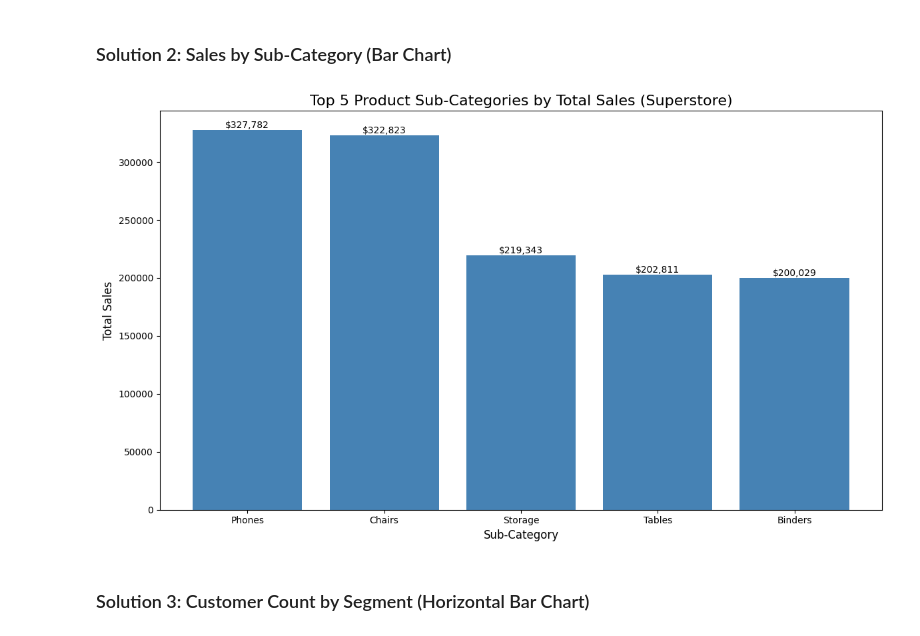
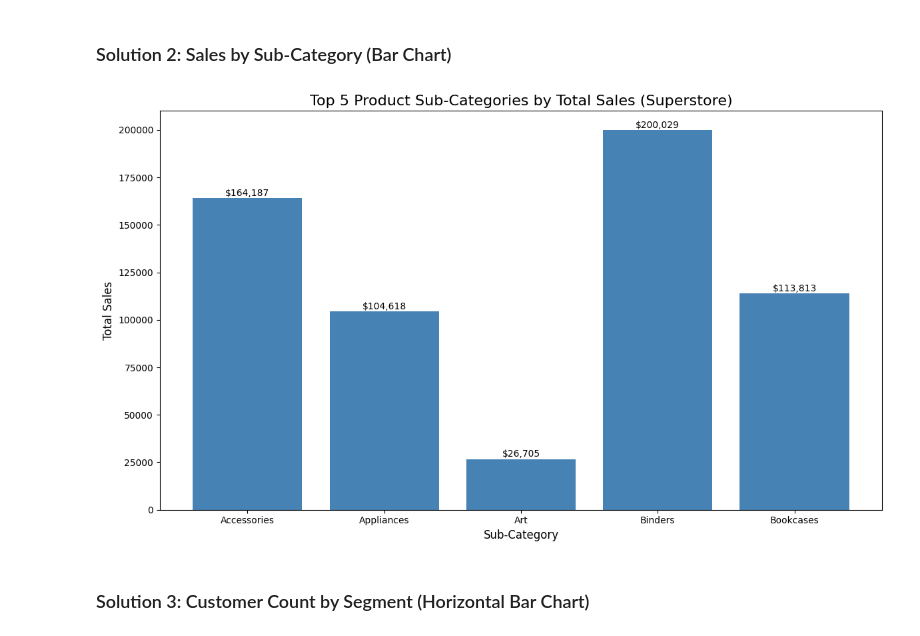
Before and after one commit to Mohamad-Selawy/Data-Analysis, a Jupyter notebook: Python/Visualization/Part_1_Fundamentals_and_Matplotlib_Basics.ipynb, the cells around one changed output. Drawn from its saved outputs; the diff is of its cells as text; code cells hidden in the pictures.

```diff
--- a/Python/Visualization/Part_1_Fundamentals_and_Matplotlib_Basics.ipynb
+++ b/Python/Visualization/Part_1_Fundamentals_and_Matplotlib_Basics.ipynb
@@ -204,13 +202,13 @@ Bar charts compare quantities across different categories. The length of each ba
 *   Comparing sales/profit by product category, regional sales, customer segment counts.
 # %%
 # Group by 'Category' and sum the 'Sales'
-category_sales = df.groupby('Category')['Sales'].sum().sort_values(ascending=False)
+category_sales = df.groupby('Category')['Sales'].sum().sort_values(ascending=False).reset_index()
 
 # Create a figure for the plot
 plt.figure(figsize=(10, 6))
 
 # Create the bar chart using plt.bar()
-plt.bar(category_sales.index, category_sales.values, color=['teal', 'yellow', 'skyblue'])
+plt.bar(category_sales['Category'], category_sales['Sales'], color=['teal', 'yellow', 'skyblue'])
 
 # Add title and labels
 plt.title('Total Sales by Product Category (Superstore)', fontsize=16)
@@ -218,7 +216,7 @@ plt.xlabel('Product Category', fontsize=12)
 plt.ylabel('Total Sales', fontsize=12)
 
 # Add data labels on top of the bars
-for i, value in enumerate(category_sales.values):
+for i, value in enumerate(category_sales['Sales']):
     plt.text(i, value, f'${value}', ha='center', va='bottom', fontsize=10, color='black')
 
 # Display the plot
@@ -242,17 +240,16 @@ Horizontal bar charts compare quantities across categories, especially useful fo
 ### Business Use Cases
 *   Showing top 10 products by sales/profit, comparing customer segments, regional sales comparisons.
 # %%
-from matplotlib import colors
 # For demonstration, let's assume we have a 'State' column and group by it.
 
 # Group by 'State' and sum the 'Sales', then take the top 5
-top_states_sales = df.groupby('State')['Sales'].sum().sort_values().tail(5)
+top_states_sales = df.groupby('State')['Sales'].sum().sort_values().tail(5).reset_index()
 
 # Create a figure for the plot
 plt.figure(figsize=(10, 6))
 
 # Create the horizontal bar chart using plt.barh()
-plt.barh(top_states_sales.index, top_states_sales.values, color='indianred')
+plt.barh(top_states_sales['State'], top_states_sales['Sales'], color='g')
 
 # Add title and labels
 plt.title('Top 5 States by Total Sales', fontsize=16)
@@ -260,7 +257,7 @@ plt.xlabel('Total Sales', fontsize=12)
 plt.ylabel('State', fontsize=12)
 
 # Add data labels to the end of the bars
-for i, value in enumerate(top_states_sales.values):
+for i, value in enumerate(top_states_sales['Sales']):
     plt.text(value, i, f'${value}', ha='right', va='center', fontsize=10, color='white')
 
 # Display the plot
@@ -442,24 +441,24 @@ plt.show()
 # %%
 # 2. Sales by Sub-Category (Bar Chart) - Top 5
 
 # Group by 'Sub-Category', sum sales, and get the top 5
-sub_category_sales = df.groupby('Sub-Category')['Sales'].sum().nlargest(5)
+sub_category_sales = df.groupby('Sub-Category')['Sales'].sum().reset_index().head(5)
 
 plt.figure(figsize=(12, 7))
-plt.bar(sub_category_sales.index, sub_category_sales.values, color='steelblue')
+plt.bar(sub_category_sales['Sub-Category'], sub_category_sales['Sales'], color='steelblue')
 
 plt.title('Top 5 Product Sub-Categories by Total Sales (Superstore)', fontsize=16)
 plt.xlabel('Sub-Category', fontsize=12)
 plt.ylabel('Total Sales', fontsize=12)
 
 # Add data labels
-for i, value in enumerate(sub_category_sales.values):
+for i, value in enumerate(sub_category_sales['Sales']):
     plt.text(i, value + 50, f'${value:,.0f}', ha='center', va='bottom', fontsize=10, color='black')
 
 plt.tight_layout()
 plt.show()
 # %% [output]
-[figure, old version]
+[figure, new version]
 # %% [markdown]
 ### Solution 3: Customer Count by Segment (Horizontal Bar Chart)
 # %%
```
Also changed, not shown: parts of 9 cells of this notebook.
